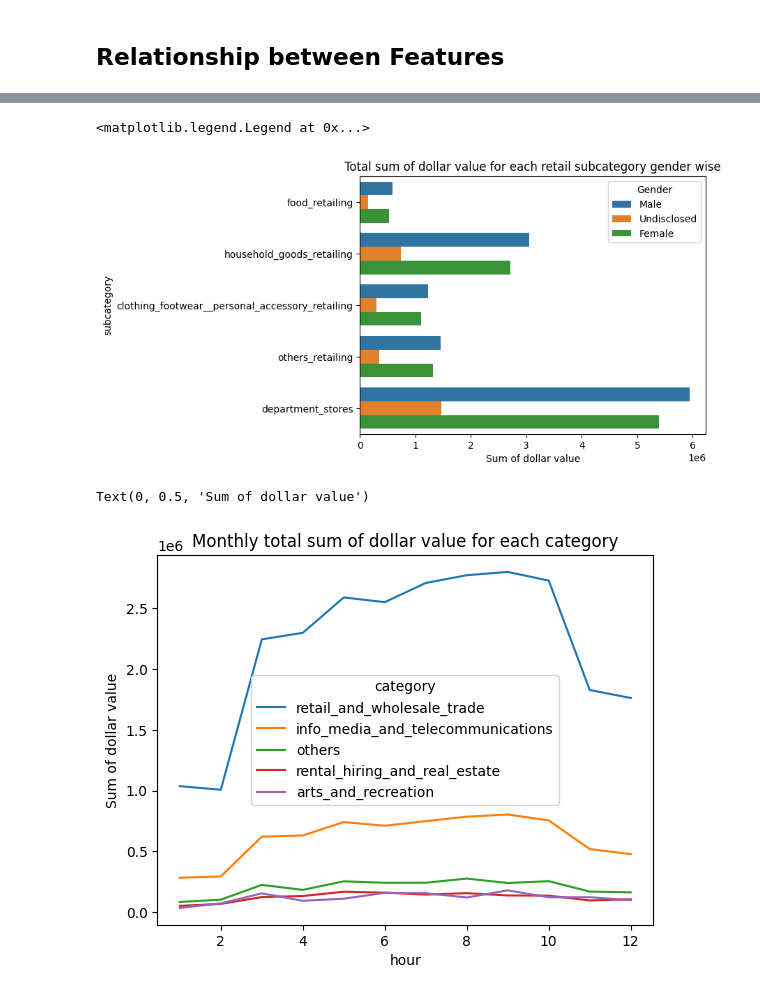
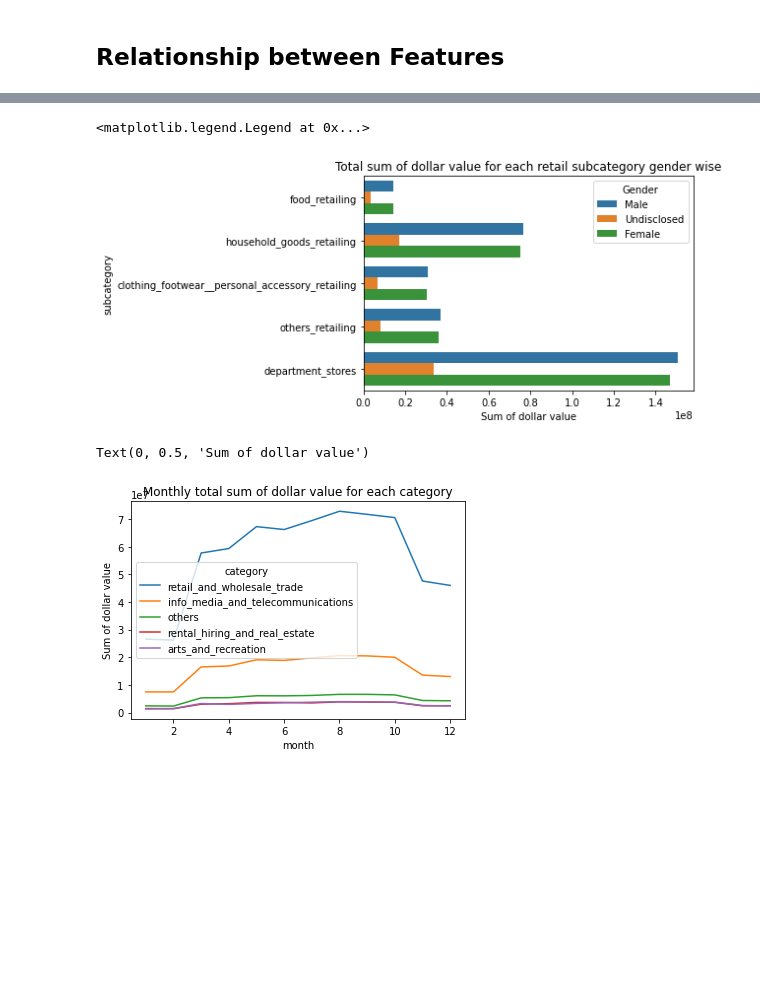
Before and after one commit to MAST30034-Applied-Data-Science/generic-buy-now-pay-later-project-group-56-bnlp, a Jupyter notebook: notebooks/Transaction_Analysis.ipynb, the cells around one changed output, grey strips where cells are left out. Cells and saved outputs as stored; diff of their text form; code cells hidden in the pictures; blank space fills up the shorter version.

Commit message:
Update Transaction_Analysis.ipynb
Rerun relationship part with full final dataset.

```diff
--- a/notebooks/Transaction_Analysis.ipynb
+++ b/notebooks/Transaction_Analysis.ipynb
@@ -71,0 +77,4 @@ for cat in category.collect():
+# %%
+columns_to_keep = ["dollar_value", "order_datetime", "state", "postcode", "gender", "category", "subcategory", "estimated_region_population_2021_sum", "mean_earnings_2018-19_avg", "isOutlier"]
+dataset = dataset.select(*columns_to_keep)
+dataset.limit(3)
@@ -99,7 +88,3 @@ dataset.select("subcategory").distinct().show(truncate = False)
 # %%
-# Make new column that combines categoery and subcategory:
-
-from pyspark.sql.functions import col, concat_ws
-
 concat_columns = ["category", "subcategory"]
-df = dataset.withColumn("category_and_subcategory", concat_ws("-", *[F.col(x) for x in concat_columns]))
+dataset = dataset.withColumn("category_and_subcategory", concat_ws("-", *[F.col(x) for x in concat_columns]))
@@ -364,13 +319,13 @@ plt.xlabel('Sum of dollar value')
 plt.legend(loc='upper right', title='Gender')
 # %% [output]
 <matplotlib.legend.Legend at 0x...>
-[figure, old version]
+[figure, new version]
 # %%
-category_monthly = final_dataset.withColumn('hour', month(final_dataset.order_datetime)).groupBy('category', 'hour').sum('dollar_value')
-sns.lineplot(data= category_monthly.toPandas(), x= 'hour', y= 'sum(dollar_value)', hue= 'category')
+category_monthly = final_dataset.withColumn('month', month(final_dataset.order_datetime)).groupBy('category', 'month').sum('dollar_value')
+sns.lineplot(data= category_monthly.toPandas(), x= 'month', y= 'sum(dollar_value)', hue= 'category')
 plt.title('Monthly total sum of dollar value for each category')
 plt.ylabel('Sum of dollar value')
 # %% [output]
 Text(0, 0.5, 'Sum of dollar value')
-[figure, old version]
+[figure, new version]
 # %%
```
Also changed, not shown: parts of 46 cells of this notebook.
